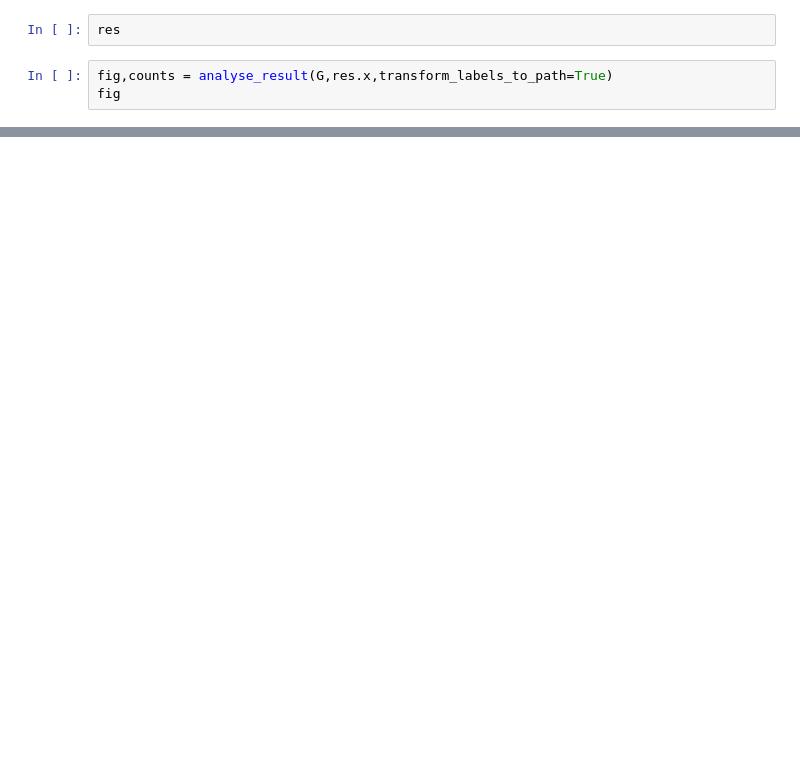
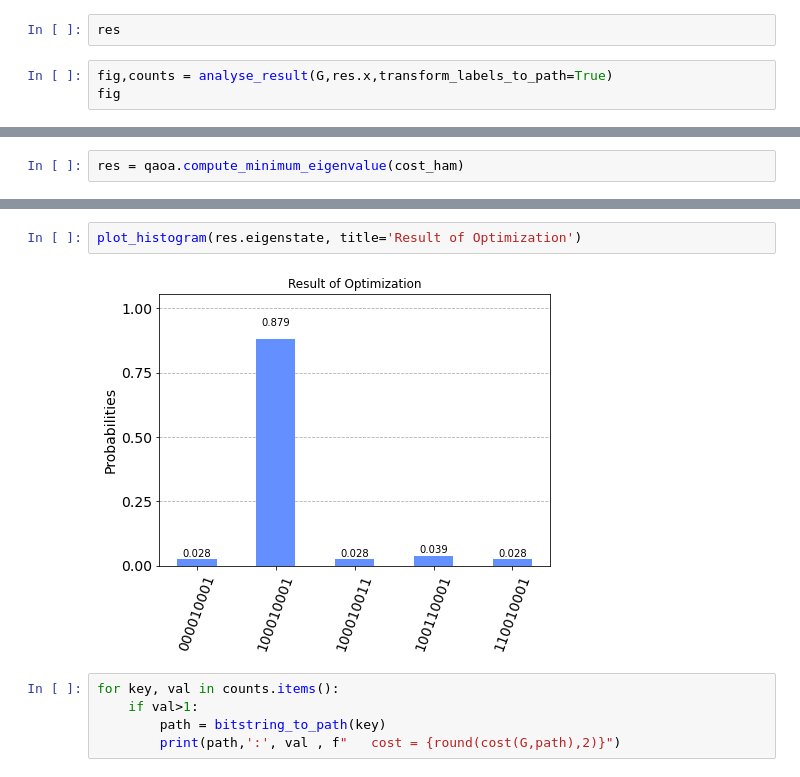
Before and after one commit to simondobers/quantum_alternating_operator, a Jupyter notebook: TSP.ipynb, the cells around one changed output, grey strips where cells are left out. Drawn from its saved outputs; the diff is of its cells as text; blank space fills up the shorter version.

```diff
--- a/TSP.ipynb
+++ b/TSP.ipynb
@@ -77,0 +88,2 @@ a = [p for p in permutations([2, 3, 1, 0])]
+# %%
+res = qaoa.compute_minimum_eigenvalue(cost_ham)
@@ -77,0 +98,9 @@ a = [p for p in permutations([2, 3, 1, 0])]
+# %%
+plot_histogram(res.eigenstate, title='Result of Optimization')
+# %% [output]
+[figure, added]
+# %%
+for key, val in counts.items():
+    if val>1:
+        path = bitstring_to_path(key)
+        print(path,':', val , f"   cost = {round(cost(G,path),2)}")
```
Also changed, not shown: parts of 16 cells of this notebook, 2 other files.
